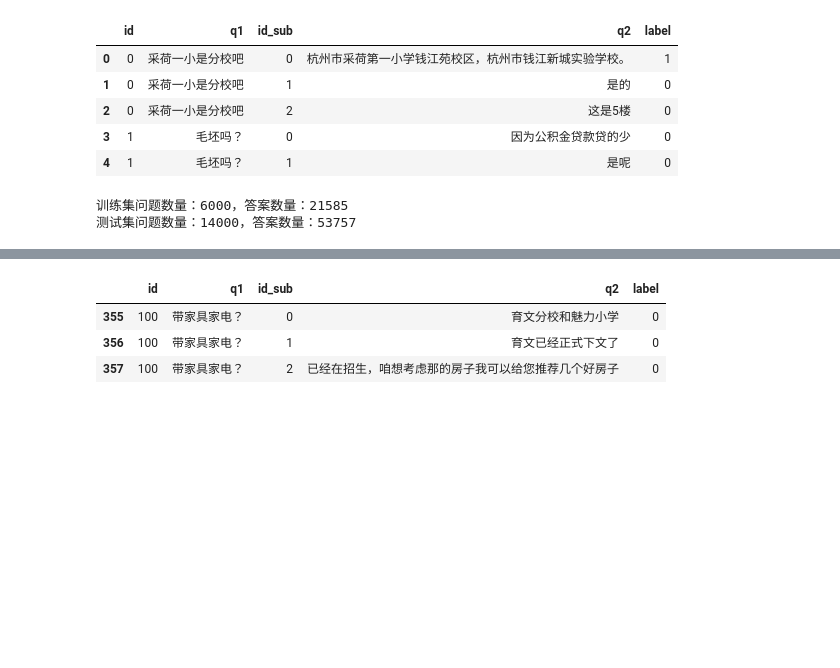
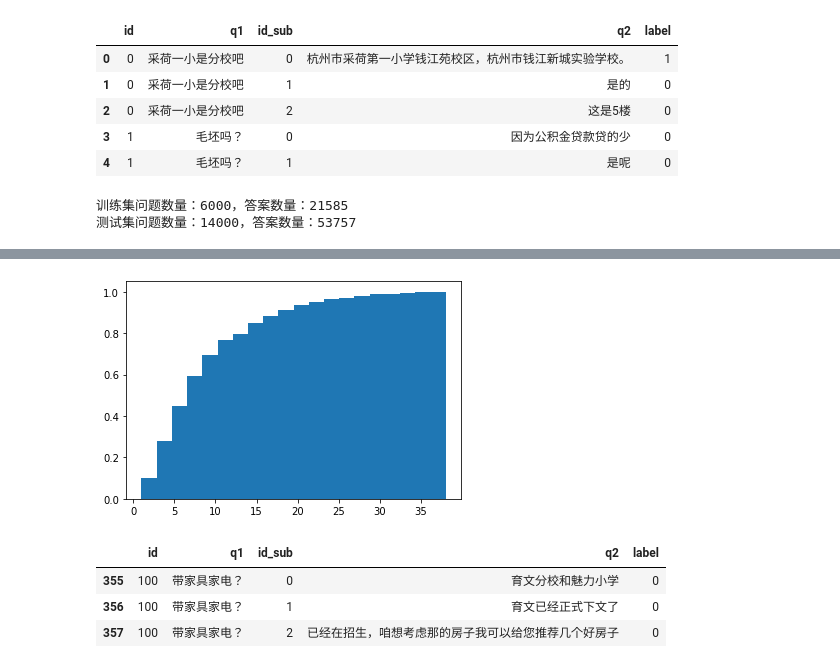
Before and after one commit to AlfredWGA/House-Property-QA, a Jupyter notebook: data/raw_data/stats.ipynb, the cells around one changed output, grey strips where cells are left out. Drawn from its saved outputs; the diff is of its cells as text; code cells hidden in the pictures; blank space fills up the shorter version.

```diff
--- a/data/raw_data/stats.ipynb
+++ b/data/raw_data/stats.ipynb
@@ -61,3 +209,9 @@ plt.show()
+# %%
+a_pos_length = train_reply['q2'][train_reply['label'] == 1].apply(func=lambda x: len(str(x))).sort_values()
+plt.hist(a_pos_length.sort_values()[:-100], density=True, cumulative=True, bins=20)
+plt.show()
+# %% [output]
+[figure, added]
 # %%
 answers = train_df[train_df['id'] == 100]
 answers
```
Also changed, not shown: parts of 68 cells of this notebook, 3 other files.
